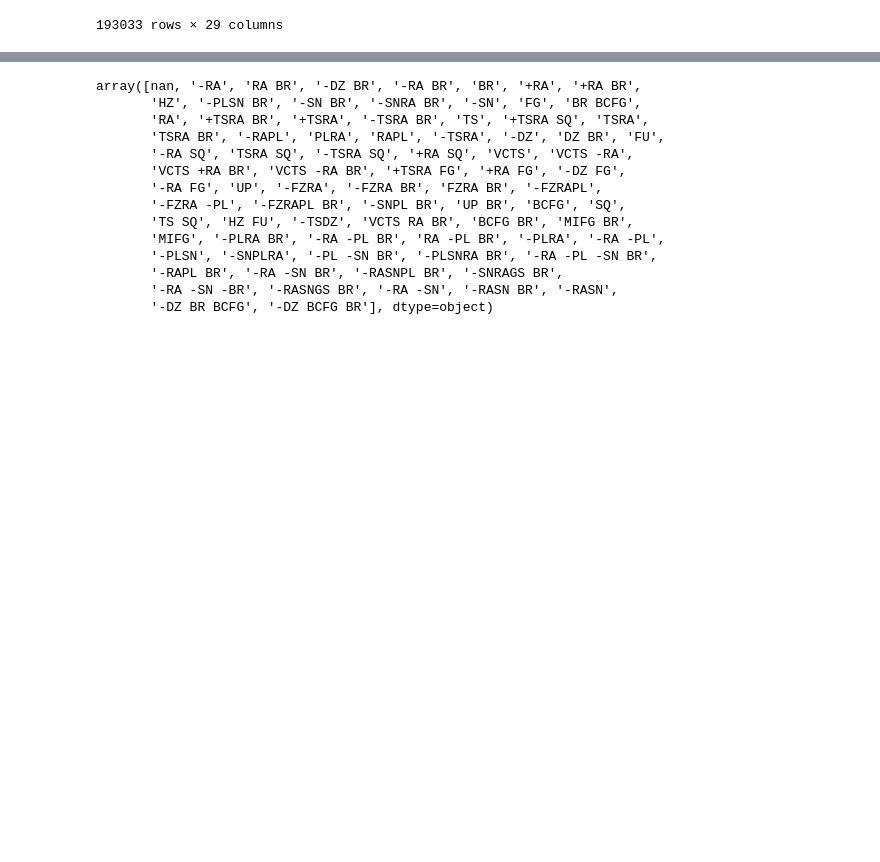
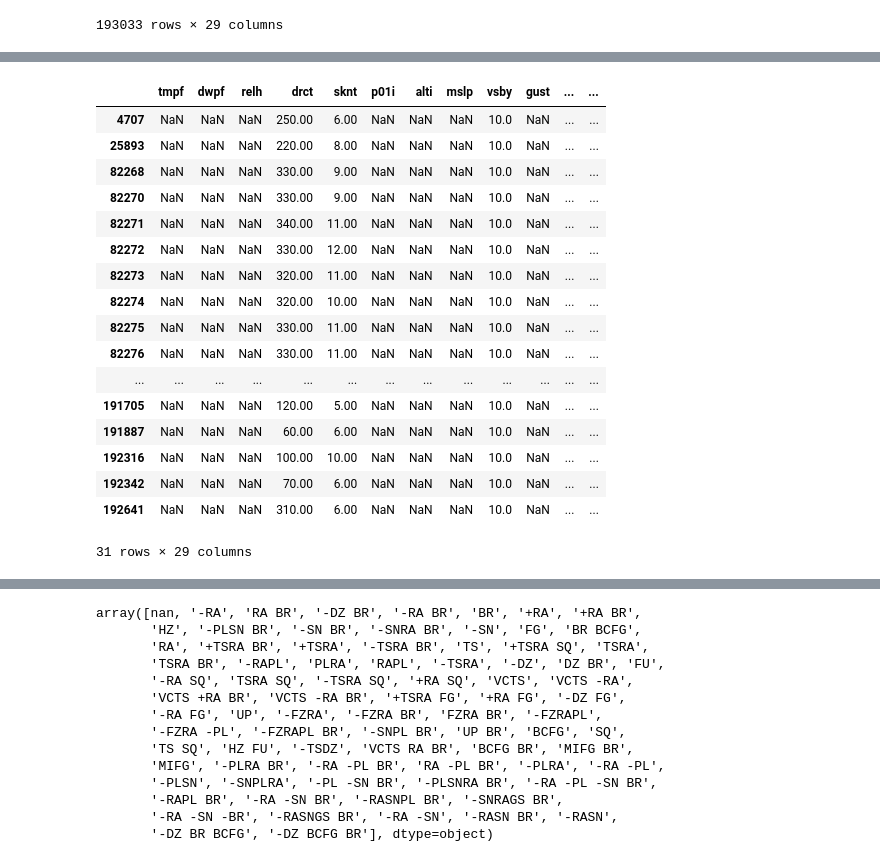
Before and after one commit to chrigHub/PertubationThesis, a Jupyter notebook: main/preparation/05_metar_prep.ipynb, the cells around one changed output, grey strips where cells are left out. Saved outputs shown, nothing was run; the diff lists cells and outputs as text; code cells hidden in the pictures; blank space fills up the shorter version.

Commit message:
Changes for data understanding phases. Better graphs and tables

```diff
--- a/main/preparation/05_metar_prep.ipynb
+++ b/main/preparation/05_metar_prep.ipynb
@@ -74,0 +172,21 @@ atl_weather_df
+# %%
+atl_weather_df[atl_weather_df["alti"].isna()]
+# %% [output]
+|  | tmpf | dwpf | relh | drct | sknt | p01i | alti | mslp | vsby | gust | ... | ... |
+| 4707 | NaN | NaN | NaN | 250.00 | 6.00 | NaN | NaN | NaN | 10.0 | NaN | ... | ... |
+| 25893 | NaN | NaN | NaN | 220.00 | 8.00 | NaN | NaN | NaN | 10.0 | NaN | ... | ... |
+| 82268 | NaN | NaN | NaN | 330.00 | 9.00 | NaN | NaN | NaN | 10.0 | NaN | ... | ... |
+| 82270 | NaN | NaN | NaN | 330.00 | 9.00 | NaN | NaN | NaN | 10.0 | NaN | ... | ... |
+| 82271 | NaN | NaN | NaN | 340.00 | 11.00 | NaN | NaN | NaN | 10.0 | NaN | ... | ... |
+| 82272 | NaN | NaN | NaN | 330.00 | 12.00 | NaN | NaN | NaN | 10.0 | NaN | ... | ... |
+| 82273 | NaN | NaN | NaN | 320.00 | 11.00 | NaN | NaN | NaN | 10.0 | NaN | ... | ... |
+| 82274 | NaN | NaN | NaN | 320.00 | 10.00 | NaN | NaN | NaN | 10.0 | NaN | ... | ... |
+| 82275 | NaN | NaN | NaN | 330.00 | 11.00 | NaN | NaN | NaN | 10.0 | NaN | ... | ... |
+| 82276 | NaN | NaN | NaN | 330.00 | 11.00 | NaN | NaN | NaN | 10.0 | NaN | ... | ... |
+| ... | ... | ... | ... | ... | ... | ... | ... | ... | ... | ... | ... | ... |
+| 191705 | NaN | NaN | NaN | 120.00 | 5.00 | NaN | NaN | NaN | 10.0 | NaN | ... | ... |
+| 191887 | NaN | NaN | NaN | 60.00 | 6.00 | NaN | NaN | NaN | 10.0 | NaN | ... | ... |
+| 192316 | NaN | NaN | NaN | 100.00 | 10.00 | NaN | NaN | NaN | 10.0 | NaN | ... | ... |
+| 192342 | NaN | NaN | NaN | 70.00 | 6.00 | NaN | NaN | NaN | 10.0 | NaN | ... | ... |
+| 192641 | NaN | NaN | NaN | 310.00 | 6.00 | NaN | NaN | NaN | 10.0 | NaN | ... | ... |
+31 rows × 29 columns
```
Also changed, not shown: parts of 11 cells of this notebook, 4 other files.
